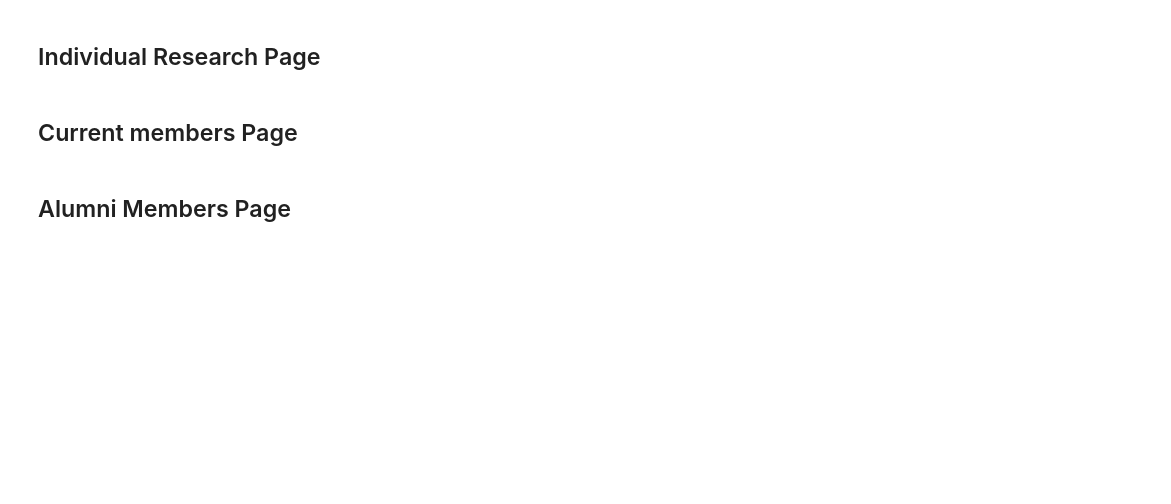
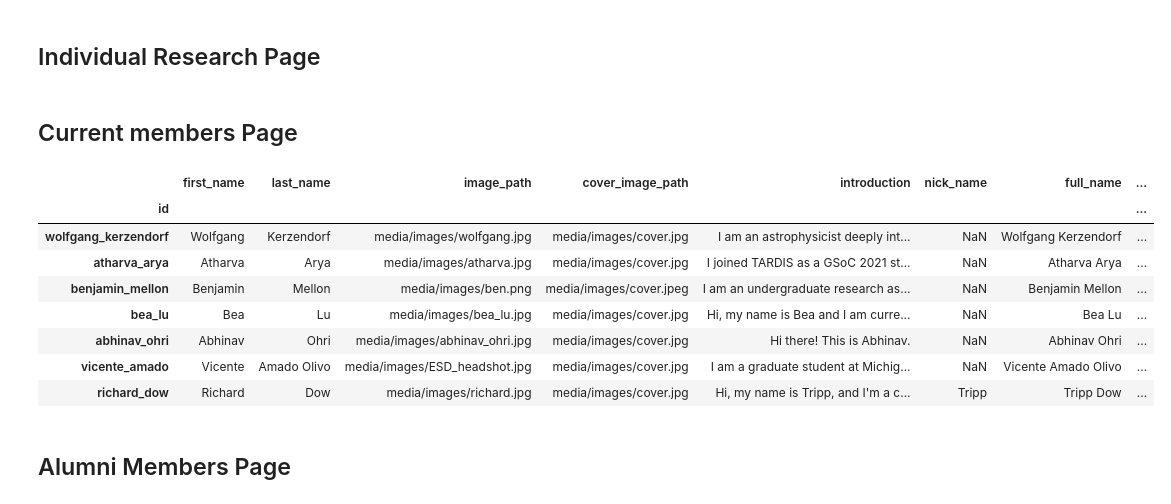
Before and after one commit to deepthought-initiative/dtiwebsite_generator, a Jupyter notebook: notebooks/create_htmls.ipynb, the cells around one changed output. Drawn from its saved outputs; the diff is of its cells as text; code cells hidden in the pictures; blank space fills up the shorter version.

```diff
--- a/notebooks/create_htmls.ipynb
+++ b/notebooks/create_htmls.ipynb
@@ -216,8 +216,11 @@ def read_member_data_jsons(file_to_read):
         for single_entry in member_data:
             single_entry["id"] = mem_id
             data_list.append(single_entry)
-    member_data_df = pd.DataFrame(data_list)
-    member_data_df.set_index("id", inplace=True)
+    if len(data_list) == 0:
+        member_data_df = pd.DataFrame()
+    else:
+        member_data_df = pd.DataFrame(data_list)
+        member_data_df.set_index("id", inplace=True)
     return member_data_df
 # %% [markdown]
 ## Reading data
@@ -432,15 +435,26 @@ projects_df = read_member_data_jsons("projects.json").sort_values(
 )
 # %%
 for mem_key, mem_value in current_member_df.iterrows():
-    mem_projects = projects_df.loc[mem_key]
-    if not mem_projects.empty:
-        if isinstance(mem_projects, pd.Series):
-            current_project_title = mem_projects["project_title"]
-        else:
-            current_project_title = mem_projects.iloc[0]["project_title"]
+    if mem_key in projects_df.index:
+        mem_projects = projects_df.loc[mem_key]
+        if not mem_projects.empty:
+            if isinstance(mem_projects, pd.Series):
+                current_project_title = mem_projects["project_title"]
+            else:
+                current_project_title = mem_projects.iloc[0]["project_title"]
     else:
         current_project_title = ""
     current_member_df.loc[mem_key, "current_project_title"] = current_project_title
+# %% [output]
+|  | first_name | last_name | image_path | cover_image_path | introduction | nick_name | full_name | ... |
+| id |  |  |  |  |  |  |  | ... |
+| wolfgang_kerzendorf | Wolfgang | Kerzendorf | media/images/wolfgang.jpg | media/images/cover.jpg | I am an astrophysicist deeply int... | NaN | Wolfgang Kerzendorf | ... |
+| atharva_arya | Atharva | Arya | media/images/atharva.jpg | media/images/cover.jpg | I joined TARDIS as a GSoC 2021 st... | NaN | Atharva Arya | ... |
+| benjamin_mellon | Benjamin | Mellon | media/images/ben.png | media/images/cover.jpeg | I am an undergraduate research as... | NaN | Benjamin Mellon | ... |
+| bea_lu | Bea | Lu | media/images/bea_lu.jpg | media/images/cover.jpg | Hi, my name is Bea and I am curre... | NaN | Bea Lu | ... |
+| abhinav_ohri | Abhinav | Ohri | media/images/abhinav_ohri.jpg | media/images/cover.jpg | Hi there! This is Abhinav. | NaN | Abhinav Ohri | ... |
+| vicente_amado | Vicente | Amado Olivo | media/images/ESD_headshot.jpg | media/images/cover.jpg | I am a graduate student at Michig... | NaN | Vicente Amado Olivo | ... |
+| richard_dow | Richard | Dow | media/images/richard.jpg | media/images/cover.jpg | Hi, my name is Tripp, and I'm a c... | Tripp | Tripp Dow | ... |
 # %%
 create_page(
     "current_members.html.j2",
```
Also changed, not shown: parts of 5 cells of this notebook.
